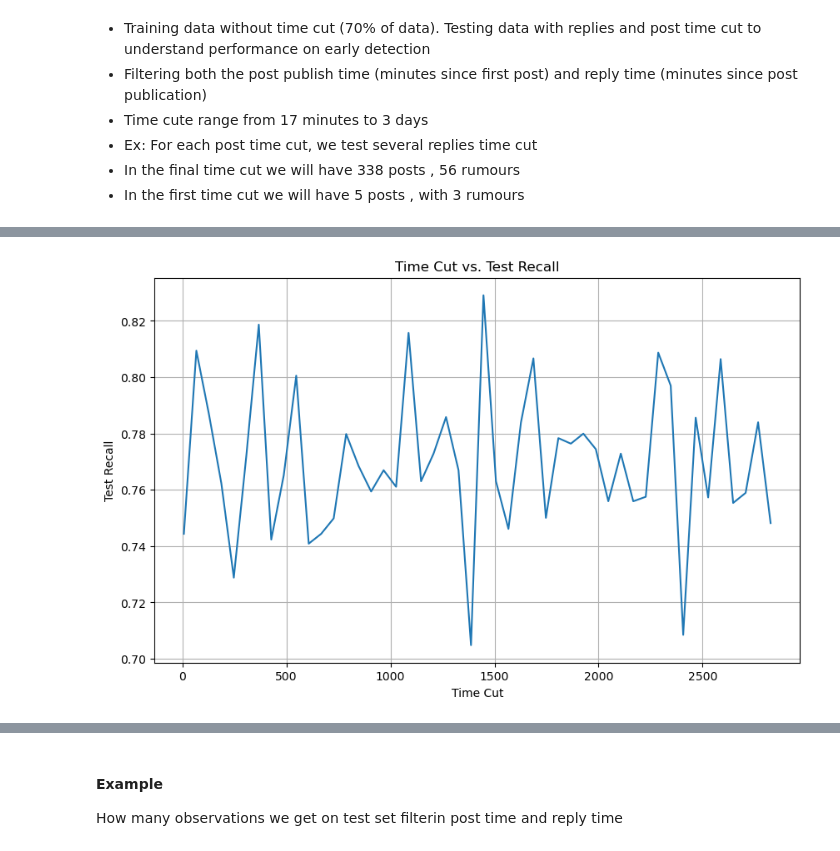
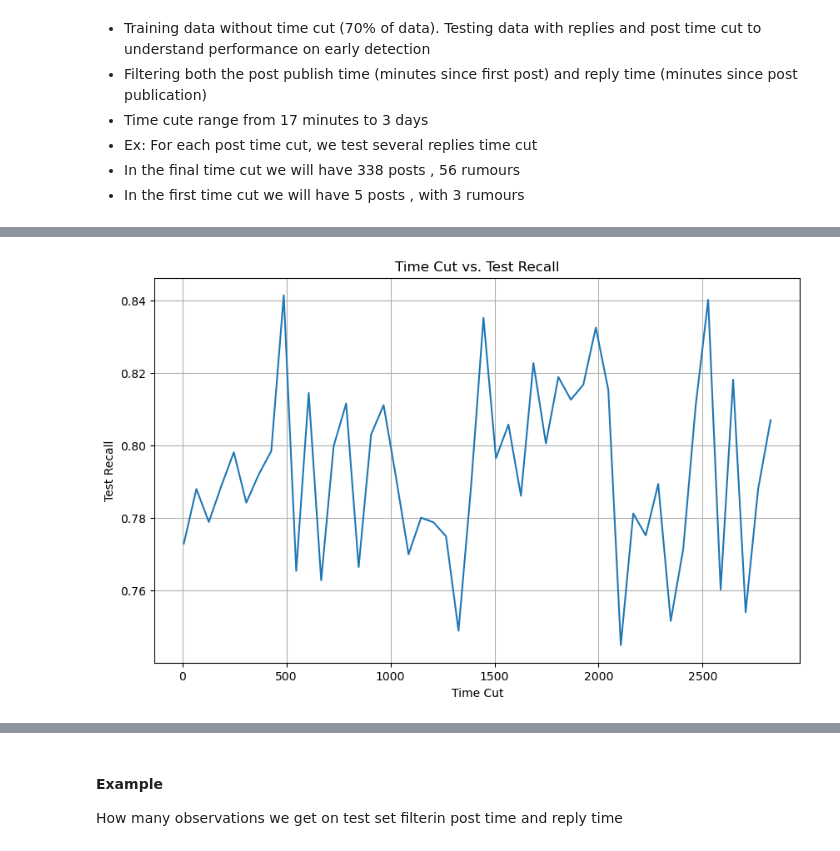
Before and after one commit to douglas-dm9/rumour-detection-gnn, a Jupyter notebook: Summary all experiments.ipynb, the cells around one changed output, grey strips where cells are left out. Saved outputs shown, nothing was run; the diff lists cells and outputs as text; code cells hidden in the pictures.

```diff
--- a/Summary all experiments.ipynb
+++ b/Summary all experiments.ipynb
@@ -250,20 +300,20 @@ array([1572., 1452., 1332., 1212., 1092.,  972.,  852.,  732.,  612.,
 # %%
     # Ensure the metrics are numeric
 import pandas as pd
 import matplotlib.pyplot as plt
 import seaborn as sns
-df = df[df['metrics.time_cut_posts']==1452]
+df = df[df['metrics.time_cut_posts']==3012]
 
 # Plotting time_cut vs. test_accuracy
 plt.figure(figsize=(10, 6))
 sns.lineplot(x='metrics.time_cut_replies', y='metrics.test_recall', data=df)
 plt.title('Time Cut vs. Test Recall')
 plt.xlabel('Time Cut')
 plt.ylabel('Test Recall')
 plt.grid(True)
 plt.show()
 # %% [output]
-[figure, old version]
+[figure, new version]
 # %%
     # Ensure the metrics are numeric
 import pandas as pd
```
Also changed, not shown: parts of 19 cells of this notebook, 4 other files.
